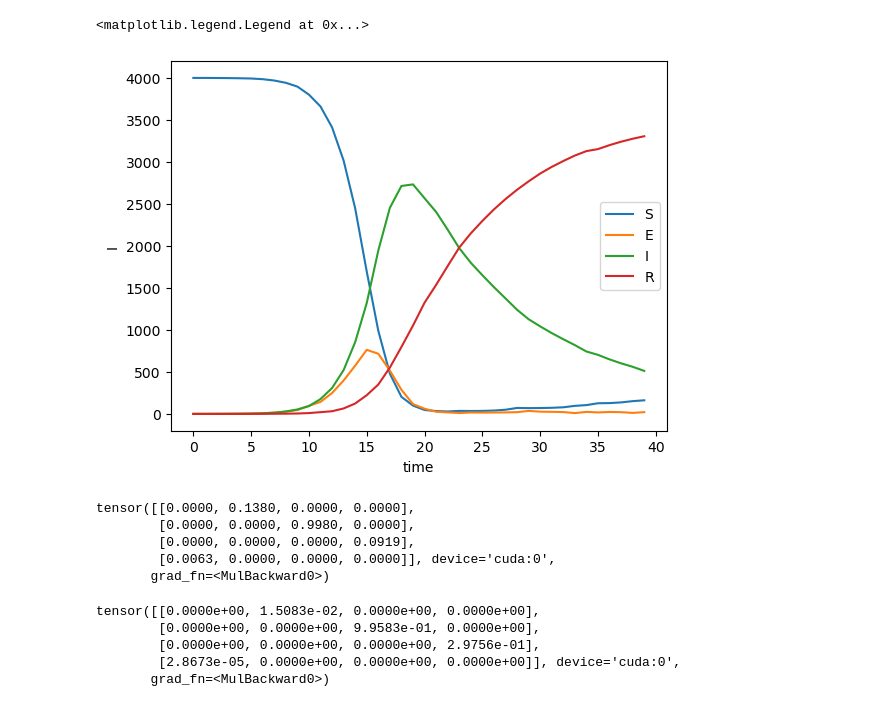
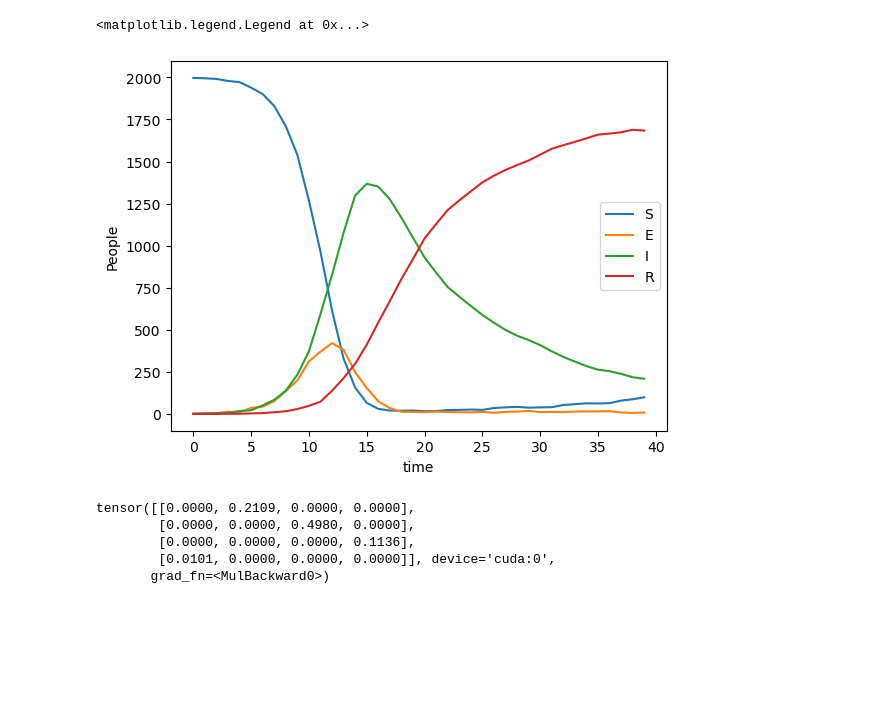
Before and after one commit to bizhili/Epi_fit, a Jupyter notebook: socio_epi_networks/test.ipynb, the cells around one changed output. Saved outputs shown, nothing was run; the diff lists cells and outputs as text; code cells hidden in the pictures; blank space fills up the shorter version.

```diff
--- a/socio_epi_networks/test.ipynb
+++ b/socio_epi_networks/test.ipynb
@@ -23,7 +23,7 @@ def sim(timeHorizon, model:epifit2.get_ER_random_contact):
 
   return populationNumber, populationExpectation
 # %%
-n= 4000
+n= 2000
 avgDegree= 5
 timeHorizon= 40
 contact=epifit2.get_ER_random_contact(n, avgDegree)
@@ -32,7 +32,7 @@ realData =None
 
 with torch.no_grad():
     ps= torch.tensor([[0, 0.2, 0, 0],
-                    [0, 0, 0.99, 0],
+                    [0, 0, 0.8, 0],
                     [0, 0, 0, 0.1],
                     [0.01, 0, 0, 0]], device=device)
     population= epifit2.population(n, device)
@@ -41,12 +41,12 @@ with torch.no_grad():
 # %%
 populationNumberPlot= realData.cpu().detach()
 plt.plot(populationNumberPlot, label=['S', 'E', 'I', 'R'])
 plt.xlabel("time")
-plt.ylabel("I")
+plt.ylabel("People")
 plt.legend()
 # %% [output]
 <matplotlib.legend.Legend at 0x...>
-[figure, old version]
+[figure, new version]
 # %%
 realData.requires_grad_(True)
 psFit= torch.tensor([[0, 0, 0, 0],
@@ -67,29 +67,22 @@ fitPinfs=[]
 #2. bigmodel learn intrinsic, gradient easy model !!!
 #3. adaptive constraint?
 #4. GAN ?
-optimizer = torch.optim.Adam(modelFit.parameters(), lr=3e-1)
-for i in tqdm(range(100)):
+losses= []
+for i in tqdm(range(500)):
     optimizer.zero_grad()
     fitPinfs.append(modelFit.get_psMatrix())
     populationFit= epifit2.population(n, device)
     modelFit.reset_population(populationFit)
     fitPopulation, expectation = sim(timeHorizon, modelFit)
-    loss= lossFn(expectation, realData)
-    #loss= lossFn(expectation[:, 2], realData[:, 2])
+    #loss= lossFn(expectation, realData)/n/timeHorizon
+    loss= lossFn(expectation[:, 2], realData[:, 2])/n/timeHorizon
+    losses.append(loss.item())
     loss.backward(retain_graph=True)
     optimizer.step()
 print(modelFit.get_psMatrix())
 # %% [output]
-tensor([[0.0000, 0.1380, 0.0000, 0.0000],
-        [0.0000, 0.0000, 0.9980, 0.0000],
-        [0.0000, 0.0000, 0.0000, 0.0919],
-        [0.0063, 0.0000, 0.0000, 0.0000]], device='cuda:0',
+tensor([[0.0000, 0.2109, 0.0000, 0.0000],
+        [0.0000, 0.0000, 0.4980, 0.0000],
+        [0.0000, 0.0000, 0.0000, 0.1136],
+        [0.0101, 0.0000, 0.0000, 0.0000]], device='cuda:0',
        grad_fn=<MulBackward0>)
-# %%
-print(modelFit.get_psMatrix())
-# %% [output]
-tensor([[0.0000e+00, 1.5083e-02, 0.0000e+00, 0.0000e+00],
-        [0.0000e+00, 0.0000e+00, 9.9583e-01, 0.0000e+00],
-        [0.0000e+00, 0.0000e+00, 0.0000e+00, 2.9756e-01],
-        [2.8673e-05, 0.0000e+00, 0.0000e+00, 0.0000e+00]], device='cuda:0',
-       grad_fn=<MulBackward0>)
```
Also changed, not shown: parts of 4 cells of this notebook, 2 other files.
